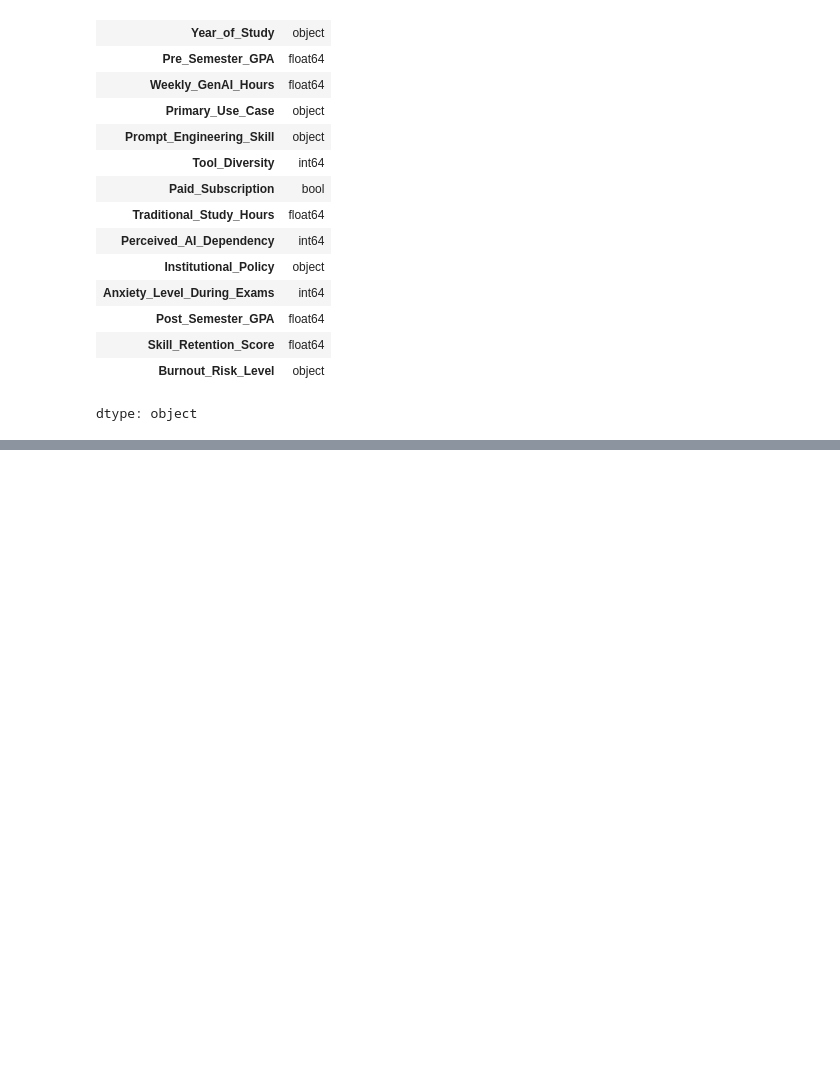
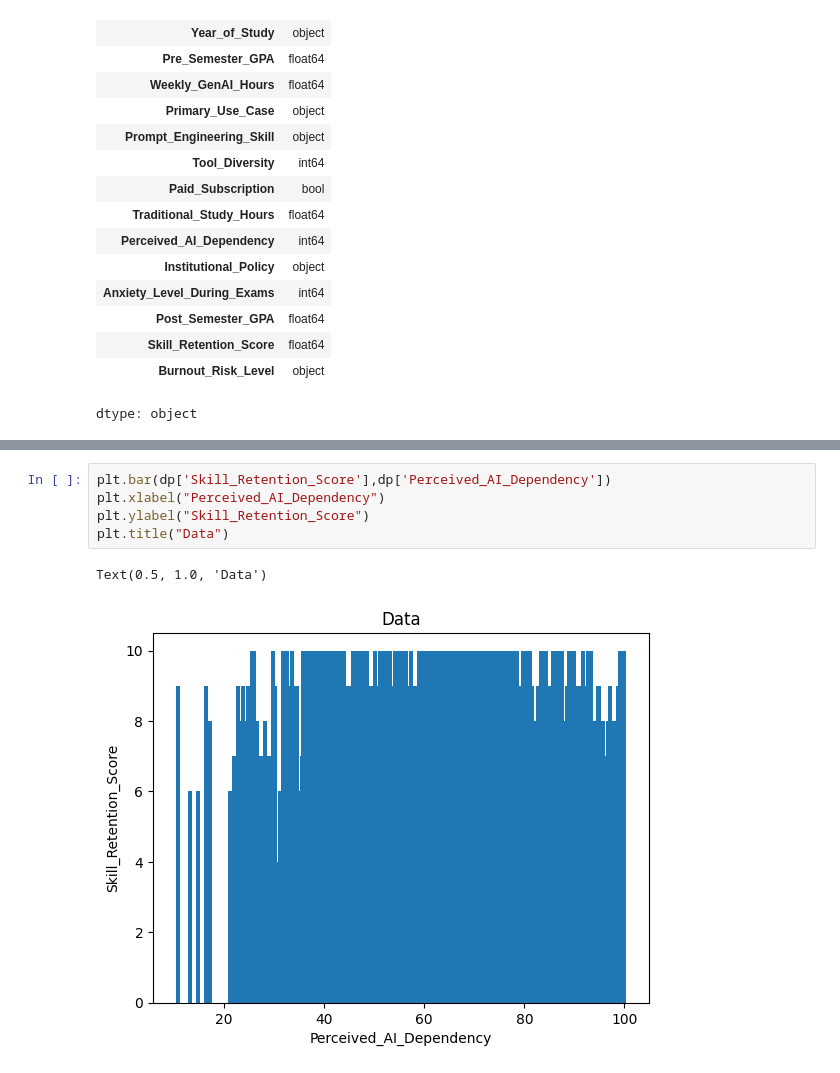
Before and after one commit to Shambhuraje1919/Machine_Learning_Paractice, a Jupyter notebook: AI_Vs_Student_.ipynb, the cells around one changed output, grey strips where cells are left out. Cells and saved outputs as stored; diff of their text form; blank space fills up the shorter version.

```diff
--- a/AI_Vs_Student_.ipynb
+++ b/AI_Vs_Student_.ipynb
@@ -106,0 +119,8 @@ dtype: object
+# %%
+plt.bar(dp['Skill_Retention_Score'],dp['Perceived_AI_Dependency'])
+plt.xlabel("Perceived_AI_Dependency")
+plt.ylabel("Skill_Retention_Score")
+plt.title("Data")
+# %% [output]
+Text(0.5, 1.0, 'Data')
+[figure, added]
```
Also changed, not shown: parts of 10 cells of this notebook.
